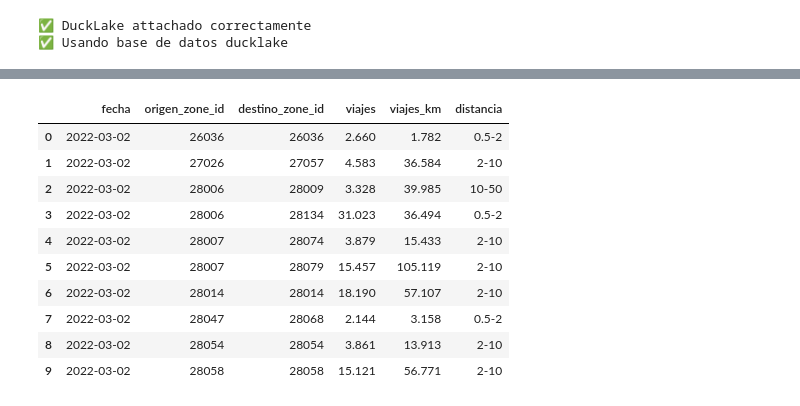
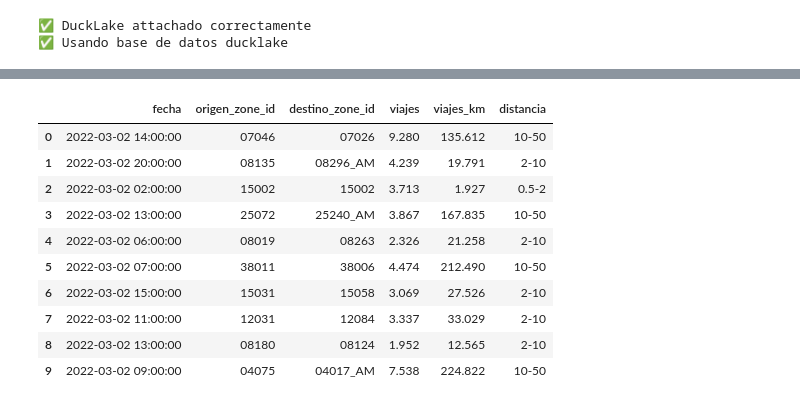
Before and after one commit to bgramaje/muceim-airflow, a Jupyter notebook: notebooks/queries.ipynb, the cells around one changed output, grey strips where cells are left out. Drawn from its saved outputs; the diff is of its cells as text; code cells hidden in the pictures.

```diff
--- a/notebooks/queries.ipynb
+++ b/notebooks/queries.ipynb
@@ -99,22 +99,40 @@ print("✅ Usando base de datos ducklake")
 ✅ DuckLake attachado correctamente
 ✅ Usando base de datos ducklake
 # %%
-# Wrapper SQL para simplificar consultas
+# Wrapper SQL para simplificar consultas y liberar memoria
+import gc
+
 class SQL:
-    """Wrapper para ejecutar queries SQL de forma simple"""
+    """Wrapper para ejecutar queries SQL de forma simple y liberar memoria"""
     def __init__(self, connection):
         self.con = connection
 
     def __call__(self, query):
-        """Ejecuta una query y retorna el resultado como DataFrame (se muestra automáticamente en notebooks)"""
-        return self.fetch_df(query)
+        """Ejecuta una query y retorna el resultado como DataFrame (se muestra automáticamente en notebooks).
+        Libera memoria de DuckDB después de ejecutar la query."""
+        result = self.con.execute(query).fetchdf()
+        # Liberar memoria de DuckDB después de fetchdf
+        try:
+            # Forzar liberación de memoria de DuckDB
+            self.con.execute("PRAGMA force_checkpoint")
+        except:
+            pass
+
+        gc.collect()
+        return result
 
     def fetch_df(self, query):
         """Ejecuta una query y retorna un DataFrame"""
-        return self.con.execute(query).fetch_df()
+        result = self.con.execute(query).fetchdf()
+        try:
+            self.con.execute("PRAGMA force_checkpoint")
+        except:
+            pass
+        return result
 
 # Crear instancia global SQL
 SQL = SQL(con)
 print("✅ Wrapper SQL creado. Usa SQL(query) para ejecutar consultas - el DataFrame se mostrará automáticamente")
+print("✅ El wrapper libera memoria automáticamente después de cada consulta")
 # %% [output]
 ✅ Wrapper SQL creado. Usa SQL(query) para ejecutar consultas - el DataFrame se mostrará automáticamente
@@ -201,15 +219,15 @@ SQL("SELECT * FROM silver_od LIMIT 10")
 # %%
 # silver_od_all
-SQL("SELECT * FROM silver_od_all LIMIT 10")
+SQL("SELECT * FROM silver_od_all USING SAMPLE 10")
 # %% [output]
 |  | fecha | origen_zone_id | destino_zone_id | viajes | viajes_km | distancia |
-| 0 | 2022-03-02 | 26036 | 26036 | 2.660 | 1.782 | 0.5-2 |
-| 1 | 2022-03-02 | 27026 | 27057 | 4.583 | 36.584 | 2-10 |
-| 2 | 2022-03-02 | 28006 | 28009 | 3.328 | 39.985 | 10-50 |
-| 3 | 2022-03-02 | 28006 | 28134 | 31.023 | 36.494 | 0.5-2 |
-| 4 | 2022-03-02 | 28007 | 28074 | 3.879 | 15.433 | 2-10 |
-| 5 | 2022-03-02 | 28007 | 28079 | 15.457 | 105.119 | 2-10 |
-| 6 | 2022-03-02 | 28014 | 28014 | 18.190 | 57.107 | 2-10 |
-| 7 | 2022-03-02 | 28047 | 28068 | 2.144 | 3.158 | 0.5-2 |
-| 8 | 2022-03-02 | 28054 | 28054 | 3.861 | 13.913 | 2-10 |
-| 9 | 2022-03-02 | 28058 | 28058 | 15.121 | 56.771 | 2-10 |
+| 0 | 2022-03-02 14:00:00 | 07046 | 07026 | 9.280 | 135.612 | 10-50 |
+| 1 | 2022-03-02 20:00:00 | 08135 | 08296_AM | 4.239 | 19.791 | 2-10 |
+| 2 | 2022-03-02 02:00:00 | 15002 | 15002 | 3.713 | 1.927 | 0.5-2 |
+| 3 | 2022-03-02 13:00:00 | 25072 | 25240_AM | 3.867 | 167.835 | 10-50 |
+| 4 | 2022-03-02 06:00:00 | 08019 | 08263 | 2.326 | 21.258 | 2-10 |
+| 5 | 2022-03-02 07:00:00 | 38011 | 38006 | 4.474 | 212.490 | 10-50 |
+| 6 | 2022-03-02 15:00:00 | 15031 | 15058 | 3.069 | 27.526 | 2-10 |
+| 7 | 2022-03-02 11:00:00 | 12031 | 12084 | 3.337 | 33.029 | 2-10 |
+| 8 | 2022-03-02 13:00:00 | 08180 | 08124 | 1.952 | 12.565 | 2-10 |
+| 9 | 2022-03-02 09:00:00 | 04075 | 04017_AM | 7.538 | 224.822 | 10-50 |
```
Also changed, not shown: parts of 19 cells of this notebook, 15 other files.
